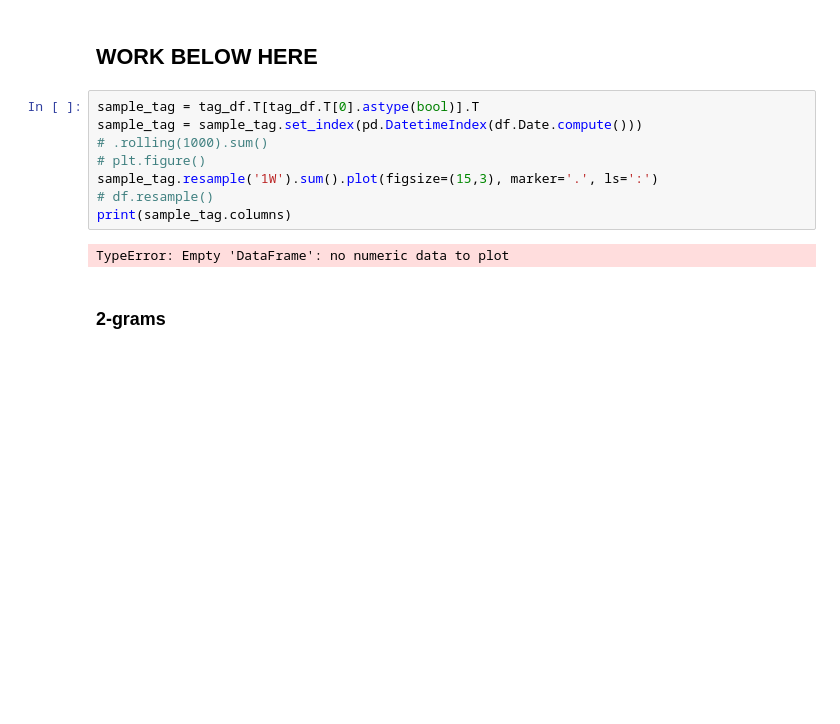
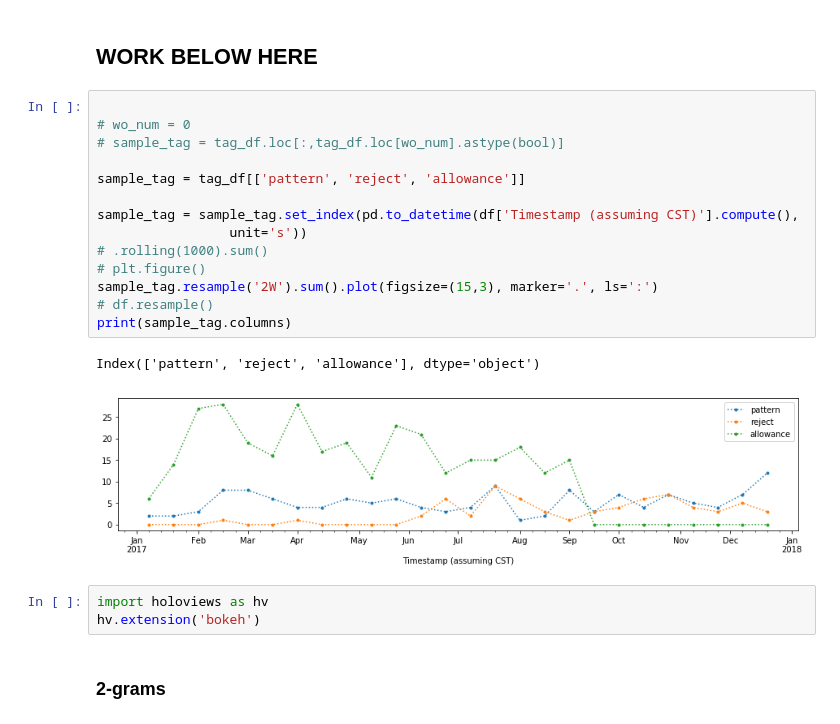
Before and after one commit to usnistgov/nestor, a Jupyter notebook: docs/case_studies/arm_case_study.ipynb, the cells around one changed output. Cells and saved outputs as stored; diff of their text form; blank space fills up the shorter version.

```diff
--- a/docs/case_studies/arm_case_study.ipynb
+++ b/docs/case_studies/arm_case_study.ipynb
@@ -164,15 +177,25 @@ Tag empty: 363
 # %% [markdown]
 ## WORK BELOW HERE
 # %%
-sample_tag = tag_df.T[tag_df.T[0].astype(bool)].T
-sample_tag = sample_tag.set_index(pd.DatetimeIndex(df.Date.compute()))
+
+# wo_num = 0
+# sample_tag = tag_df.loc[:,tag_df.loc[wo_num].astype(bool)]
+
+sample_tag = tag_df[['pattern', 'reject', 'allowance']]
+
+sample_tag = sample_tag.set_index(pd.to_datetime(df['Timestamp (assuming CST)'].compute(),
+                 unit='s'))
 # .rolling(1000).sum()
 # plt.figure()
-sample_tag.resample('1W').sum().plot(figsize=(15,3), marker='.', ls=':')
+sample_tag.resample('2W').sum().plot(figsize=(15,3), marker='.', ls=':')
 # df.resample()
 print(sample_tag.columns)
 # %% [output]
-TypeError: Empty 'DataFrame': no numeric data to plot
+Index(['pattern', 'reject', 'allowance'], dtype='object')
+[figure, added]
+# %%
+import holoviews as hv
+hv.extension('bokeh')
 # %% [markdown]
 ### 2-grams
 # %%
```
Also changed, not shown: parts of 6 cells of this notebook, 4 other files.
